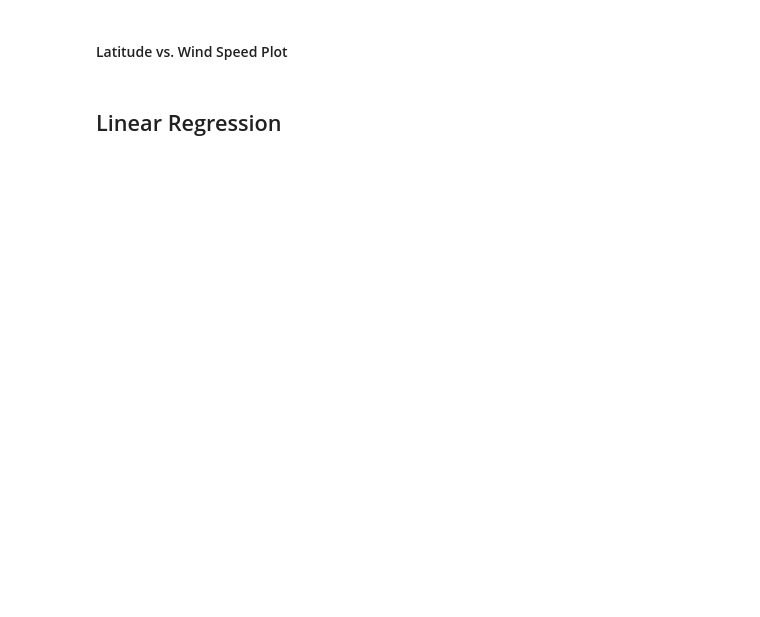
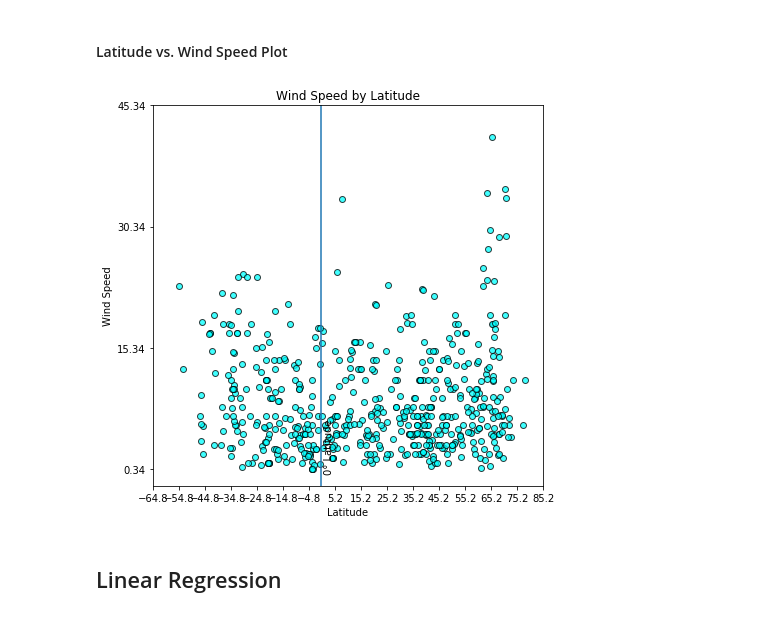
Before and after one commit to ayl0002/API-Challenge, a Jupyter notebook: WeatherPy/WeatherPy.ipynb, the cells around one changed output. Saved outputs shown, nothing was run; the diff lists cells and outputs as text; code cells hidden in the pictures; blank space fills up the shorter version.

```diff
--- a/WeatherPy/WeatherPy.ipynb
+++ b/WeatherPy/WeatherPy.ipynb
@@ -227,2 +291,30 @@ city_data
 # %% [markdown]
 #### Latitude vs. Wind Speed Plot
+# %%
+lat_total = city_data['Lat'].to_list()
+
+wind_total = city_data['Wind Speed'].tolist()
+
+plt.scatter(lat_total,wind_total, marker="o", facecolors="aqua", edgecolors="black",
+           alpha=0.75)
+
+plt.title("Wind Speed by Latitude")
+
+plt.xlabel("Latitude")
+
+plt.ylabel("Wind Speed")
+
+plt.xticks(np.arange(min(lat_total)-10, max(lat_total)+10, step=10))
+
+plt.yticks(np.arange(min(wind_total), max(wind_total)+10, step=15))
+
+plt.axvline(x = 0)
+
+fig = plt.gcf()
+fig.set_size_inches(7, 7)
+
+plt.text(0.8,0,'0° Latitude',rotation=90)
+
+plt.show()
+# %% [output]
+[figure, added]
```
Also changed, not shown: parts of 14 cells of this notebook.
